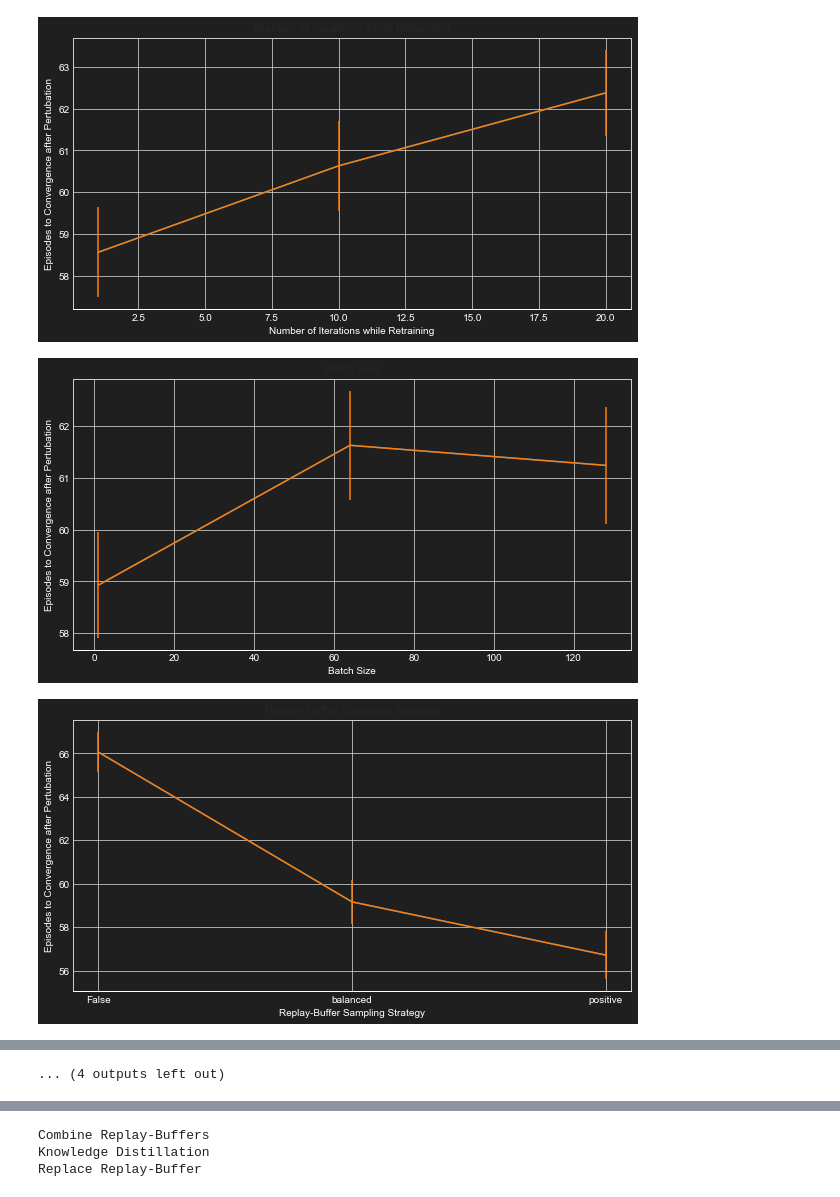
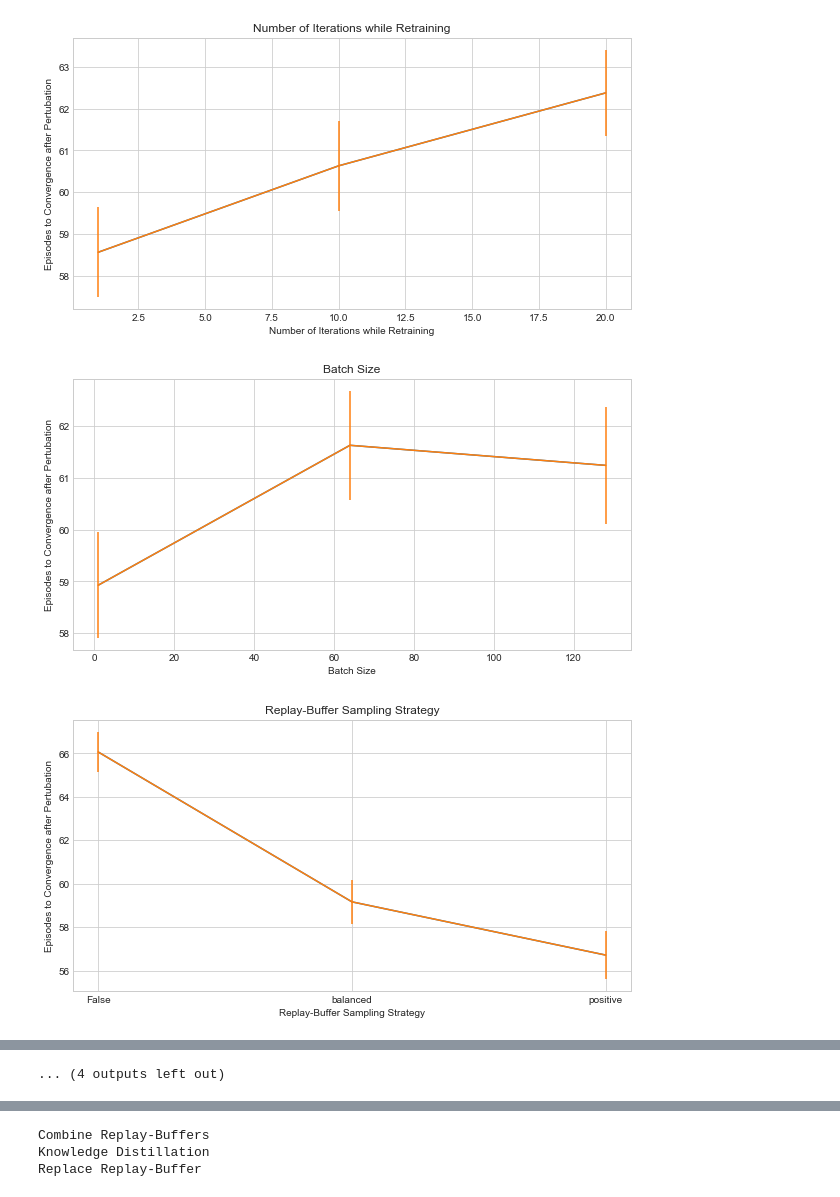
Before and after one commit to hpi-sam/MARL-TransferLearning, a Jupyter notebook: src/eval/evaluation.ipynb, the cells around one changed output, grey strips where cells are left out. Drawn from its saved outputs; the diff is of its cells as text; code cells hidden in the pictures.

Commit message:
white graphs

```diff
--- a/src/eval/evaluation.ipynb
+++ b/src/eval/evaluation.ipynb
@@ -74,25 +74,25 @@ def plot_effect_of_hyperparameters(df: pd.DataFrame, metric: str):
         el = renames[el]
         performance_data_mean = performance_data_mean.rename(renames, axis=1)
         performance_data_variance = performance_data_variance.rename(renames, axis=1)
-        plt.figure(figsize=(10,5),facecolor='#1F1F1F')
+        plt.figure(figsize=(10,5))
         ax=plt.axes()
-        ax.set_facecolor('#1F1F1F')
+        # ax.set_facecolor('#1F1F1F')
         plt.plot(performance_data_mean[el], performance_data_mean[metric])
         plt.errorbar(performance_data_mean[el], performance_data_mean[metric], yerr=performance_data_variance[metric])
-        [t.set_color('white') for t in ax.xaxis.get_ticklines()]
-        [t.set_color('white') for t in ax.xaxis.get_ticklabels()]
-        [t.set_color('white') for t in ax.yaxis.get_ticklines()]
-        [t.set_color('white') for t in ax.yaxis.get_ticklabels()]
-        ax.spines['bottom'].set_color('white')
-        ax.spines['bottom'].set_color('white')
-        plt.ylabel(metric, color="white")
-        plt.xlabel(el, color="white")
+        # [t.set_color('white') for t in ax.xaxis.get_ticklines()]
+        # [t.set_color('white') for t in ax.xaxis.get_ticklabels()]
+        # [t.set_color('white') for t in ax.yaxis.get_ticklines()]
+        # [t.set_color('white') for t in ax.yaxis.get_ticklabels()]
+        # ax.spines['bottom'].set_color('white')
+        # ax.spines['bottom'].set_color('white')
+        plt.ylabel(metric)
+        plt.xlabel(el)
 
         if isinstance(performance_data_mean[el][0], (str, np.bool_)):
             plt.xticks(range(len(performance_data_mean[el])), performance_data_mean[el])
         plt.title(el)
         #plt.show()
-        plt.savefig(f'graphics/plot_{el}_quantilesize_{QUANTILE_SIZE}.png', dpi=1000, transparent=True)
+        plt.savefig(f'graphics/plot_{metric.lower().replace(" ", "_")}_{el.lower().replace(" ", "_")}_quantilesize_{QUANTILE_SIZE}.png', dpi=1000, transparent=True)
 plot_effect_of_hyperparameters(df, 'Episodes to Convergence after Pertubation')
 plot_effect_of_hyperparameters(df, 'Jumpstart Performance after Pertubation (Attempts)')
 # %% [output]
@@ -103,3 +103,3 @@ plot_effect_of_hyperparameters(df, 'Jumpstart Performance after Pertubation (Att
-[figure, old version]
+[figure, new version]
-[figure, old version]
+[figure, new version]
-[figure, old version]
+[figure, new version]
```
Also changed, not shown: parts of 2 cells of this notebook.
